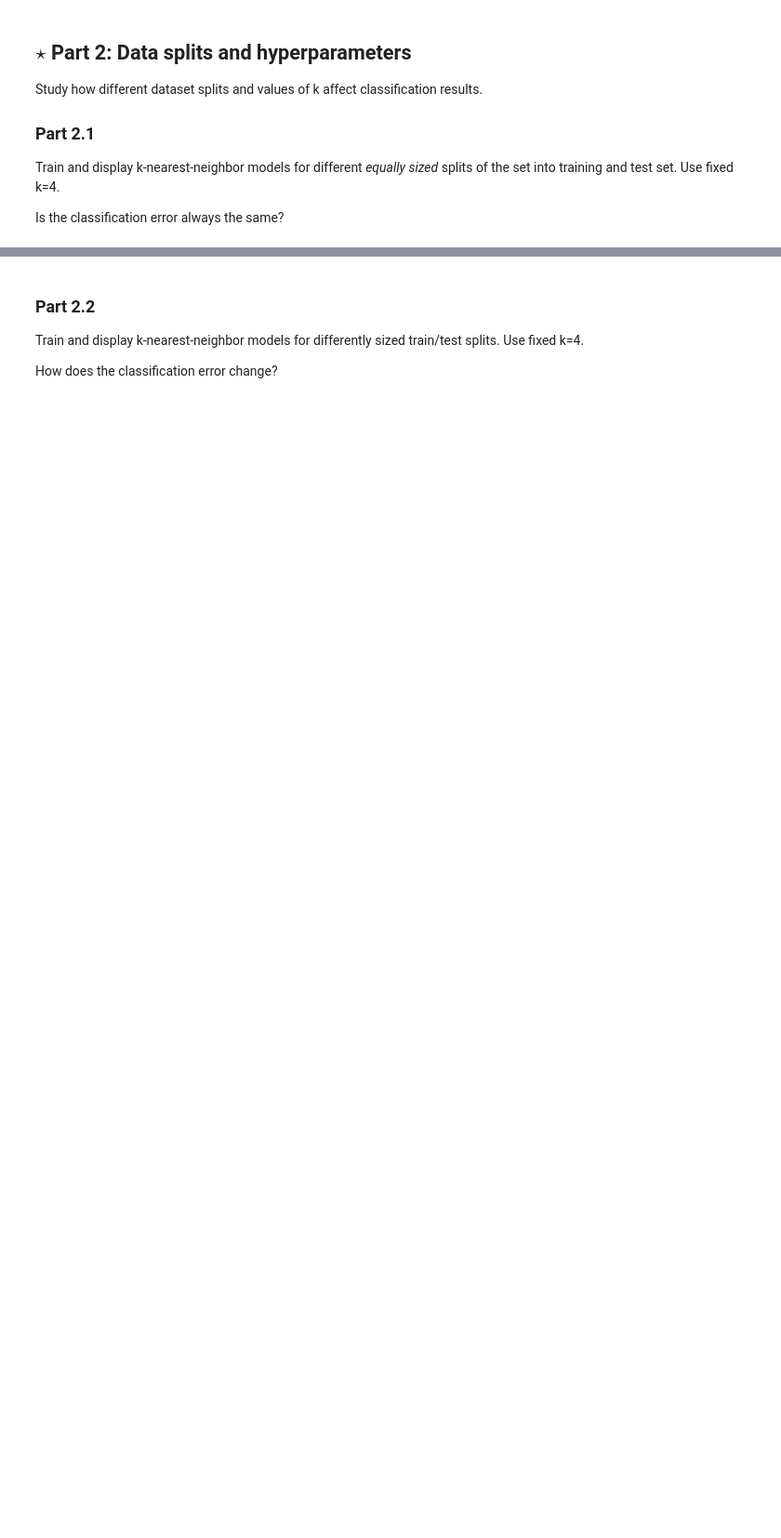
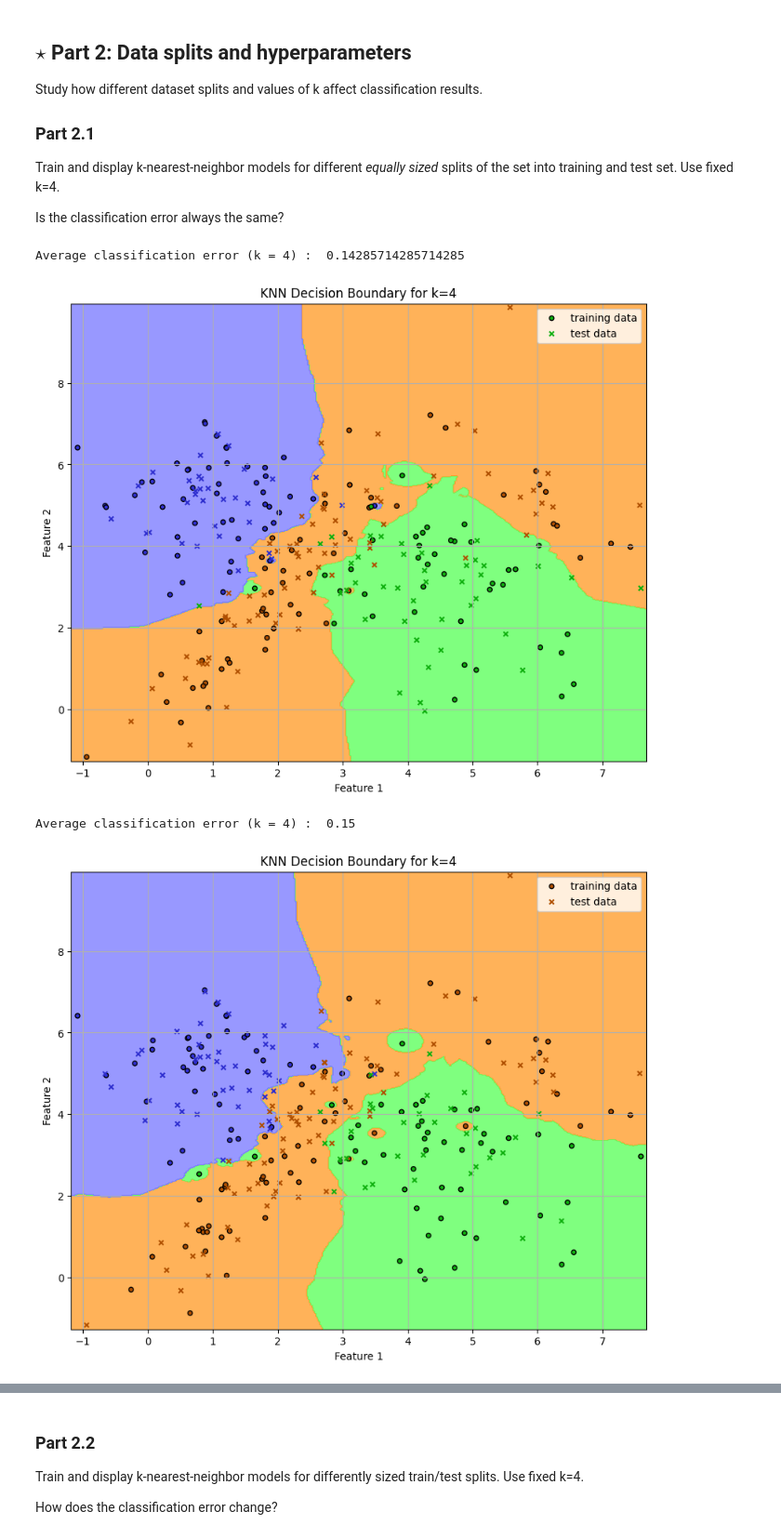
Before and after one commit to prxnav/spr-exercises, a Jupyter notebook: ex04_nonparametric_methods/ex4_nonparametric_methods.ipynb, the cells around one changed output, grey strips where cells are left out. Shown at 93% size. Drawn from its saved outputs; the diff is of its cells as text; code cells hidden in the pictures; blank space fills up the shorter version.

```diff
--- a/ex04_nonparametric_methods/ex4_nonparametric_methods.ipynb
+++ b/ex04_nonparametric_methods/ex4_nonparametric_methods.ipynb
@@ -166,0 +177,20 @@ raise NotImplementedError
+# %%
+# fix K=4 and check how different random data splits change the result
+# START TODO ################
+k = 4
+# we will split the data 3 times and plot the results
+for i in range(3):
+    test_size = 0.5
+    X = dataset[:, :2]
+    Y = dataset[: , -1]
+    X_train, X_test, Y_train, Y_test = train_test_split(X, Y, test_size=test_size, random_state=42+i)
+    data_train = (X_train, Y_train)
+    data_test = (X_test, Y_test)
+    plot_k_neighbors(k, data_train, data_test)
+    plt.show()
+# END TODO ################
+# %% [output]
+Average classification error (k = 4) :  0.14285714285714285
+[figure, added]
+Average classification error (k = 4) :  0.15
+[figure, added]
```
Also changed, not shown: parts of 5 cells of this notebook.
